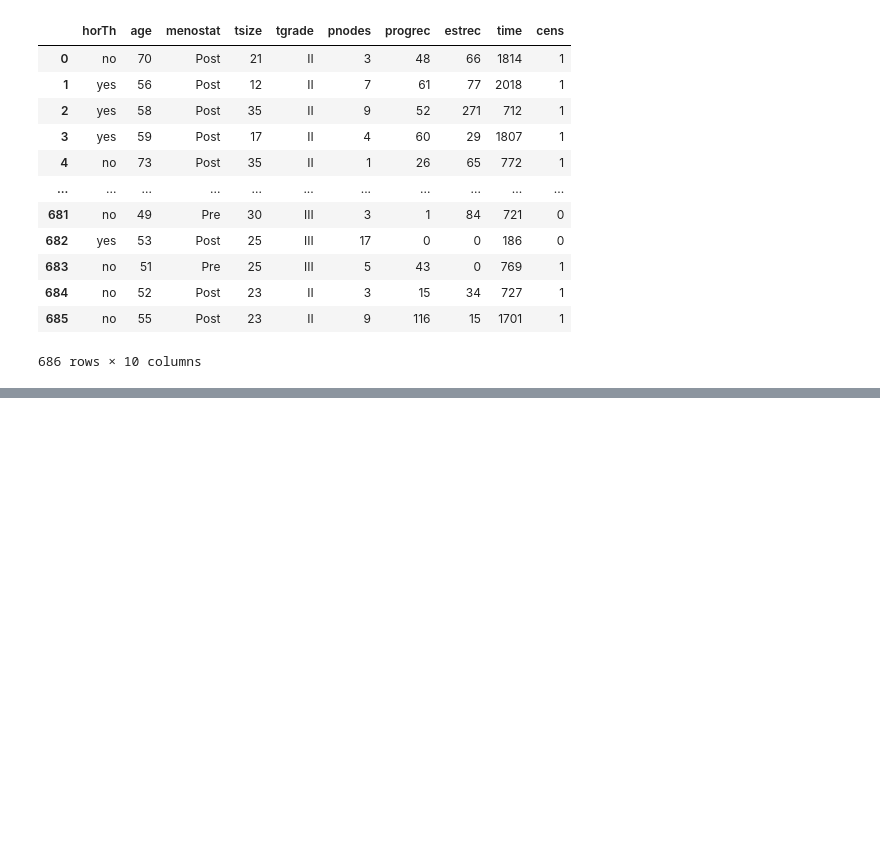
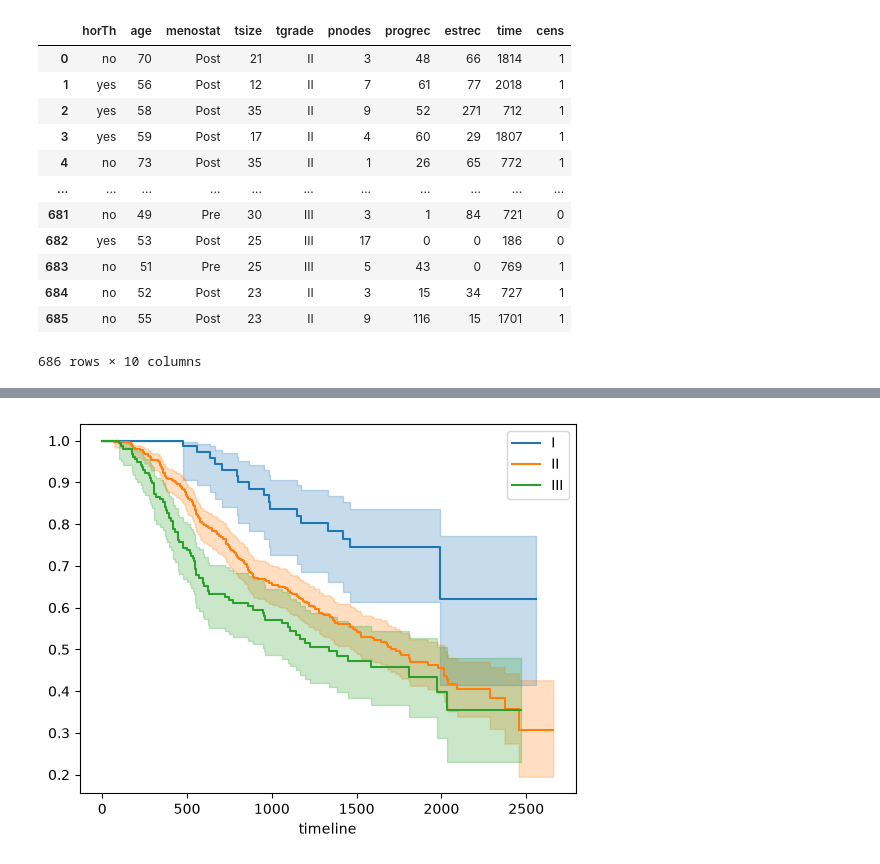
Before and after one commit to Mxs71/Python-Survival-Analysis, a Jupyter notebook: notebooks/01_survival_analysis.ipynb, the cells around one changed output, grey strips where cells are left out. Cells and saved outputs as stored; diff of their text form; code cells hidden in the pictures; blank space fills up the shorter version.

```diff
--- a/notebooks/01_survival_analysis.ipynb
+++ b/notebooks/01_survival_analysis.ipynb
@@ -25,0 +44,8 @@ df.to_csv("../data/gbsg2.csv", index = False)
+# %%
+axis = plt.subplot(111)
+
+for tgrade, grouped_df in df.groupby("tgrade"):
+    kmf.fit(grouped_df["time"], grouped_df["cens"], label = tgrade)
+    kmf.plot_survival_function(ax=axis)
+# %% [output]
+[figure, added]
```
Also changed, not shown: parts of 3 cells of this notebook, 1 other file.
